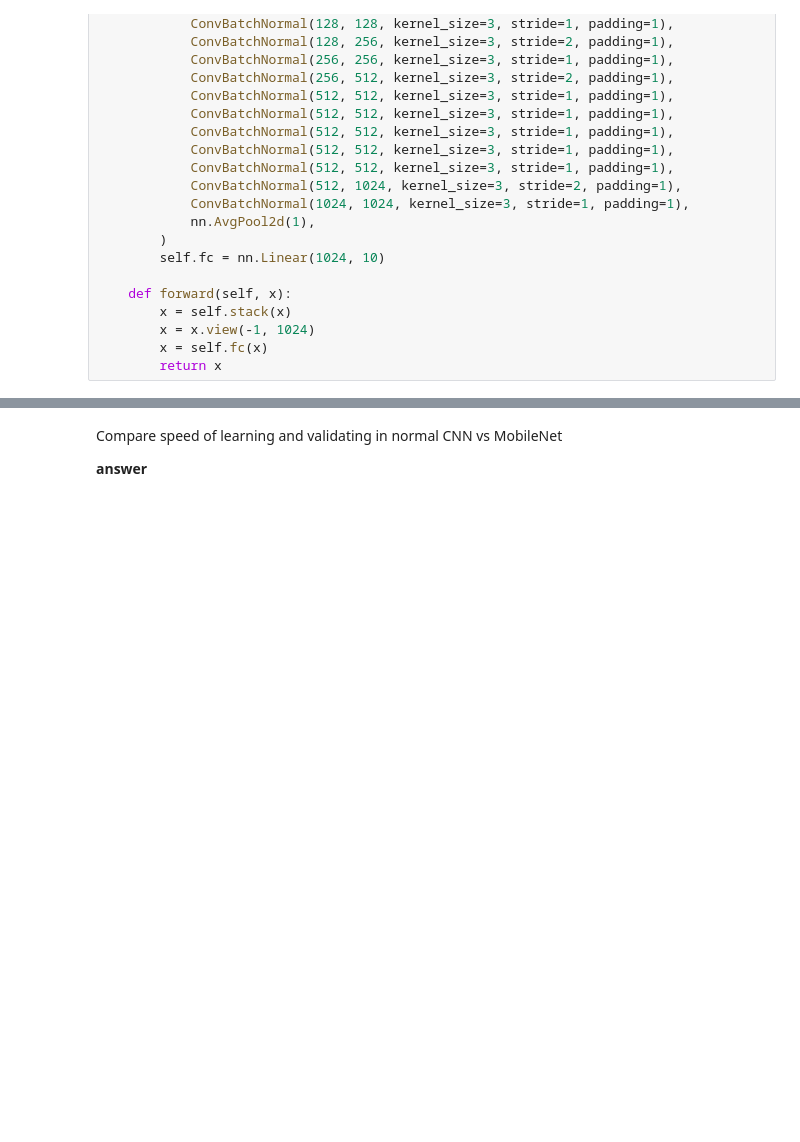
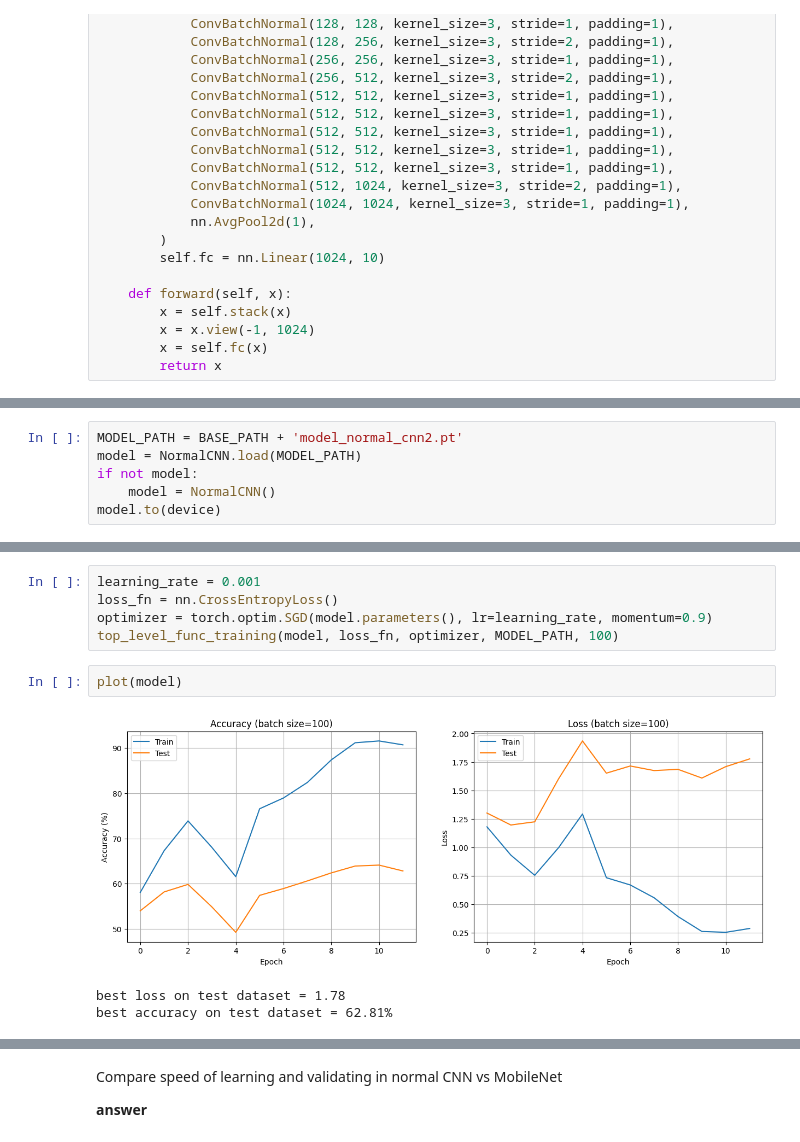
Before and after one commit to ILoveBacteria/machine-learning-assignments, a Jupyter notebook: assignment4/P2.ipynb, the cells around one changed output, grey strips where cells are left out. Cells and saved outputs as stored; diff of their text form; blank space fills up the shorter version.

```diff
--- a/assignment4/P2.ipynb
+++ b/assignment4/P2.ipynb
@@ -569,0 +598,6 @@ Compile with `TORCH_USE_CUDA_DSA` to enable device-side assertions.
+# %%
+MODEL_PATH = BASE_PATH + 'model_normal_cnn2.pt'
+model = NormalCNN.load(MODEL_PATH)
+if not model:
+    model = NormalCNN()
+model.to(device)
@@ -570,3 +623,14 @@ Compile with `TORCH_USE_CUDA_DSA` to enable device-side assertions.
+# %%
+learning_rate = 0.001
+loss_fn = nn.CrossEntropyLoss()
+optimizer = torch.optim.SGD(model.parameters(), lr=learning_rate, momentum=0.9)
+top_level_func_training(model, loss_fn, optimizer, MODEL_PATH, 100)
+# %%
+plot(model)
+# %% [output]
+[figure, added]
+best loss on test dataset = 1.78
+best accuracy on test dataset = 62.81%
 # %%
 start = time.time()
 val_acc = get_acc(model, val_loader)
```
Also changed, not shown: parts of 21 cells of this notebook.
